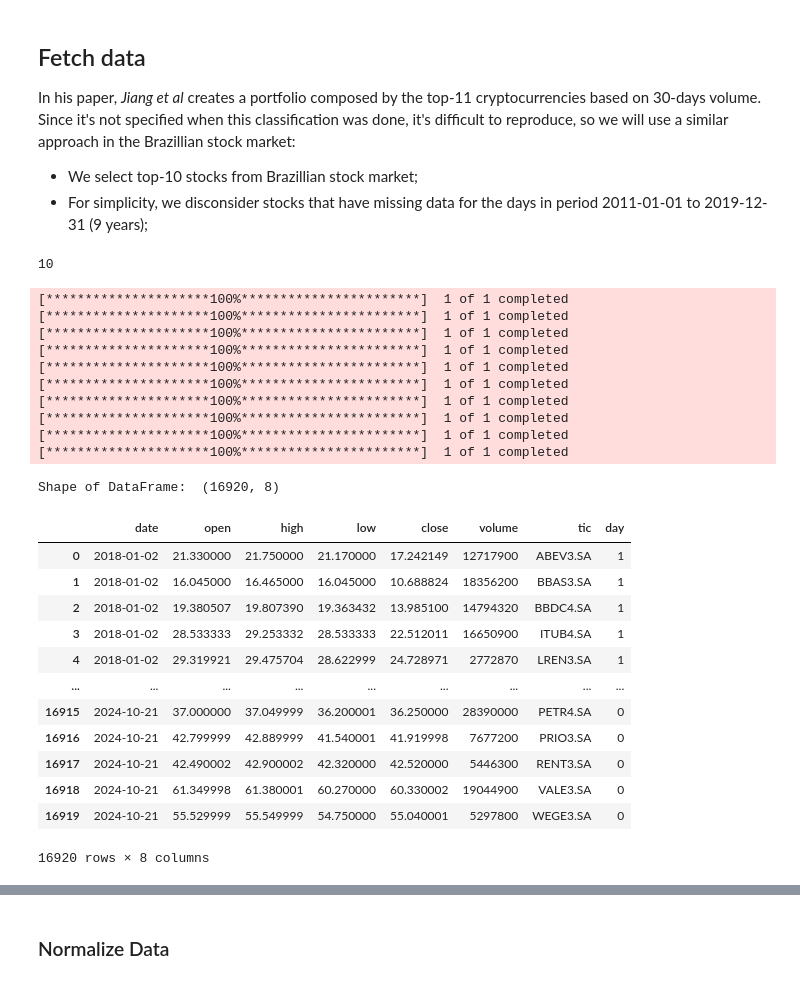
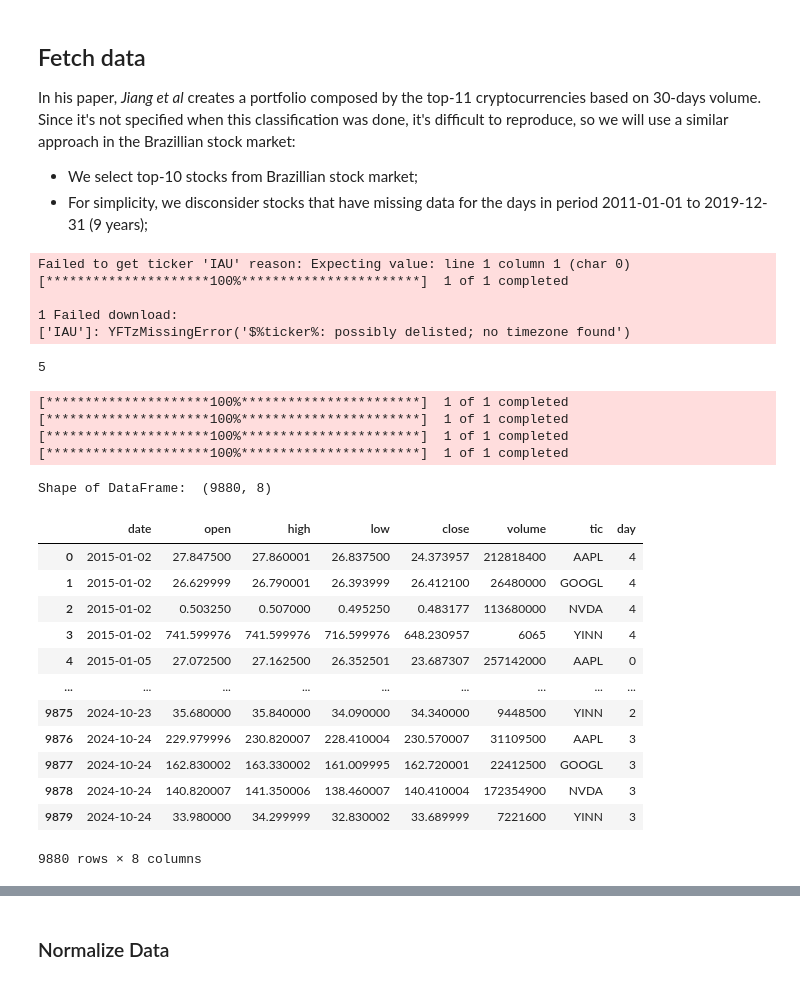
Before and after one commit to pu17/FinRL, a Jupyter notebook: examples/FinRL_PortfolioOptimizationEnv_Demo.ipynb, the cells around one changed output, grey strips where cells are left out. Drawn from its saved outputs; the diff is of its cells as text; code cells hidden in the pictures.

```diff
--- a/examples/FinRL_PortfolioOptimizationEnv_Demo.ipynb
+++ b/examples/FinRL_PortfolioOptimizationEnv_Demo.ipynb
@@ -81,36 +75,39 @@ TOP_BRL = [
+# %%
+TOP_BRL = [
+    "IAU", "YINN", "NVDA", 'GOOGL','AAPL'
+]
 # %%
 print(len(TOP_BRL))
 
-portfolio_raw_df = YahooDownloader(start_date = '2018-01-01',
-                                end_date = '2024-10-22',
+portfolio_raw_df = YahooDownloader(start_date = '2015-01-01',
+                                end_date = '2024-10-25',
                                 ticker_list = TOP_BRL).fetch_data()
 portfolio_raw_df
 # %% [output]
-10
+Failed to get ticker 'IAU' reason: Expecting value: line 1 column 1 (char 0)
+[*********************100%***********************]  1 of 1 completed
+
+1 Failed download:
+['IAU']: YFTzMissingError('$%ticker%: possibly delisted; no timezone found')
-[*********************100%***********************]  1 of 1 completed
-[*********************100%***********************]  1 of 1 completed
-[*********************100%***********************]  1 of 1 completed
-[*********************100%***********************]  1 of 1 completed
-[*********************100%***********************]  1 of 1 completed
-[*********************100%***********************]  1 of 1 completed
-[*********************100%***********************]  1 of 1 completed
-[*********************100%***********************]  1 of 1 completed
-[*********************100%***********************]  1 of 1 completed
-[*********************100%***********************]  1 of 1 completed
+5
-Shape of DataFrame:  (16920, 8)
+[*********************100%***********************]  1 of 1 completed
+[*********************100%***********************]  1 of 1 completed
+[*********************100%***********************]  1 of 1 completed
+[*********************100%***********************]  1 of 1 completed
+Shape of DataFrame:  (9880, 8)
 |  | date | open | high | low | close | volume | tic | day |
-| 0 | 2018-01-02 | 21.330000 | 21.750000 | 21.170000 | 17.242149 | 12717900 | ABEV3.SA | 1 |
-| 1 | 2018-01-02 | 16.045000 | 16.465000 | 16.045000 | 10.688824 | 18356200 | BBAS3.SA | 1 |
-| 2 | 2018-01-02 | 19.380507 | 19.807390 | 19.363432 | 13.985100 | 14794320 | BBDC4.SA | 1 |
-| 3 | 2018-01-02 | 28.533333 | 29.253332 | 28.533333 | 22.512011 | 16650900 | ITUB4.SA | 1 |
-| 4 | 2018-01-02 | 29.319921 | 29.475704 | 28.622999 | 24.728971 | 2772870 | LREN3.SA | 1 |
+| 0 | 2015-01-02 | 27.847500 | 27.860001 | 26.837500 | 24.373957 | 212818400 | AAPL | 4 |
+| 1 | 2015-01-02 | 26.629999 | 26.790001 | 26.393999 | 26.412100 | 26480000 | GOOGL | 4 |
+| 2 | 2015-01-02 | 0.503250 | 0.507000 | 0.495250 | 0.483177 | 113680000 | NVDA | 4 |
+| 3 | 2015-01-02 | 741.599976 | 741.599976 | 716.599976 | 648.230957 | 6065 | YINN | 4 |
+| 4 | 2015-01-05 | 27.072500 | 27.162500 | 26.352501 | 23.687307 | 257142000 | AAPL | 0 |
 | ... | ... | ... | ... | ... | ... | ... | ... | ... |
-| 16915 | 2024-10-21 | 37.000000 | 37.049999 | 36.200001 | 36.250000 | 28390000 | PETR4.SA | 0 |
-| 16916 | 2024-10-21 | 42.799999 | 42.889999 | 41.540001 | 41.919998 | 7677200 | PRIO3.SA | 0 |
-| 16917 | 2024-10-21 | 42.490002 | 42.900002 | 42.320000 | 42.520000 | 5446300 | RENT3.SA | 0 |
-| 16918 | 2024-10-21 | 61.349998 | 61.380001 | 60.270000 | 60.330002 | 19044900 | VALE3.SA | 0 |
-| 16919 | 2024-10-21 | 55.529999 | 55.549999 | 54.750000 | 55.040001 | 5297800 | WEGE3.SA | 0 |
+| 9875 | 2024-10-23 | 35.680000 | 35.840000 | 34.090000 | 34.340000 | 9448500 | YINN | 2 |
+| 9876 | 2024-10-24 | 229.979996 | 230.820007 | 228.410004 | 230.570007 | 31109500 | AAPL | 3 |
+| 9877 | 2024-10-24 | 162.830002 | 163.330002 | 161.009995 | 162.720001 | 22412500 | GOOGL | 3 |
+| 9878 | 2024-10-24 | 140.820007 | 141.350006 | 138.460007 | 140.410004 | 172354900 | NVDA | 3 |
+| 9879 | 2024-10-24 | 33.980000 | 34.299999 | 32.830002 | 33.689999 | 7221600 | YINN | 3 |
-16920 rows × 8 columns
+9880 rows × 8 columns
 # %%
 portfolio_raw_df.groupby("tic").count()
 # %% [output]
```
Also changed, not shown: parts of 16 cells of this notebook, 13 other files.
